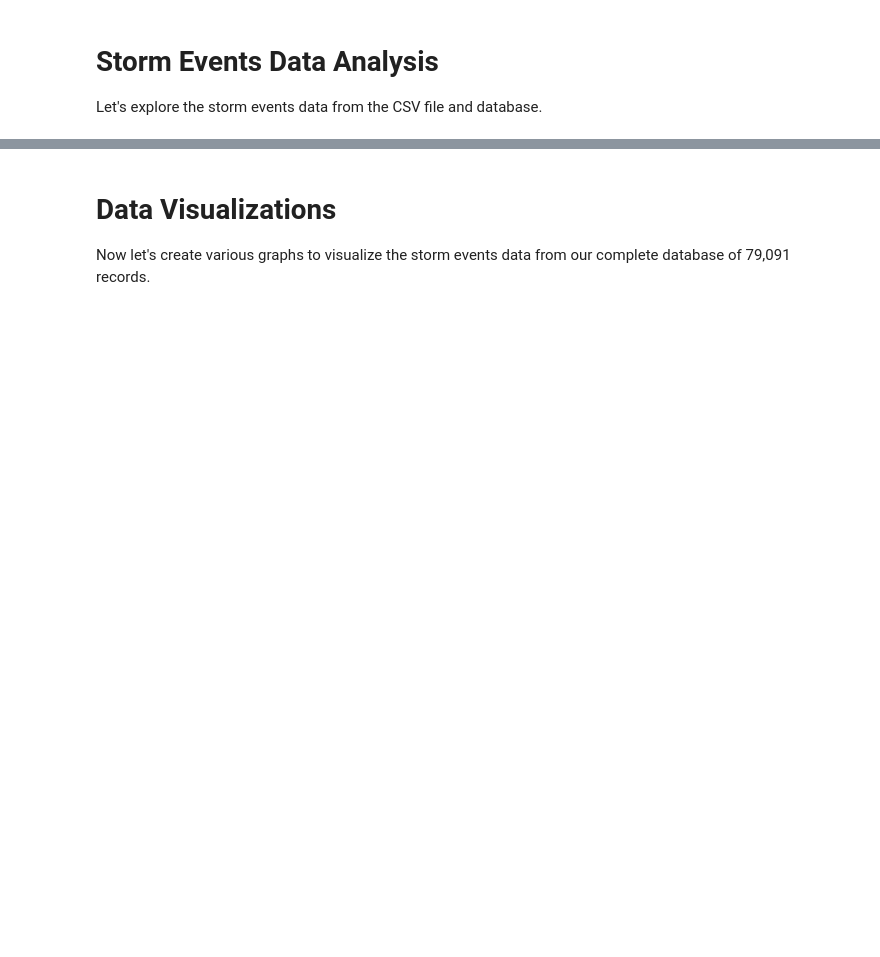
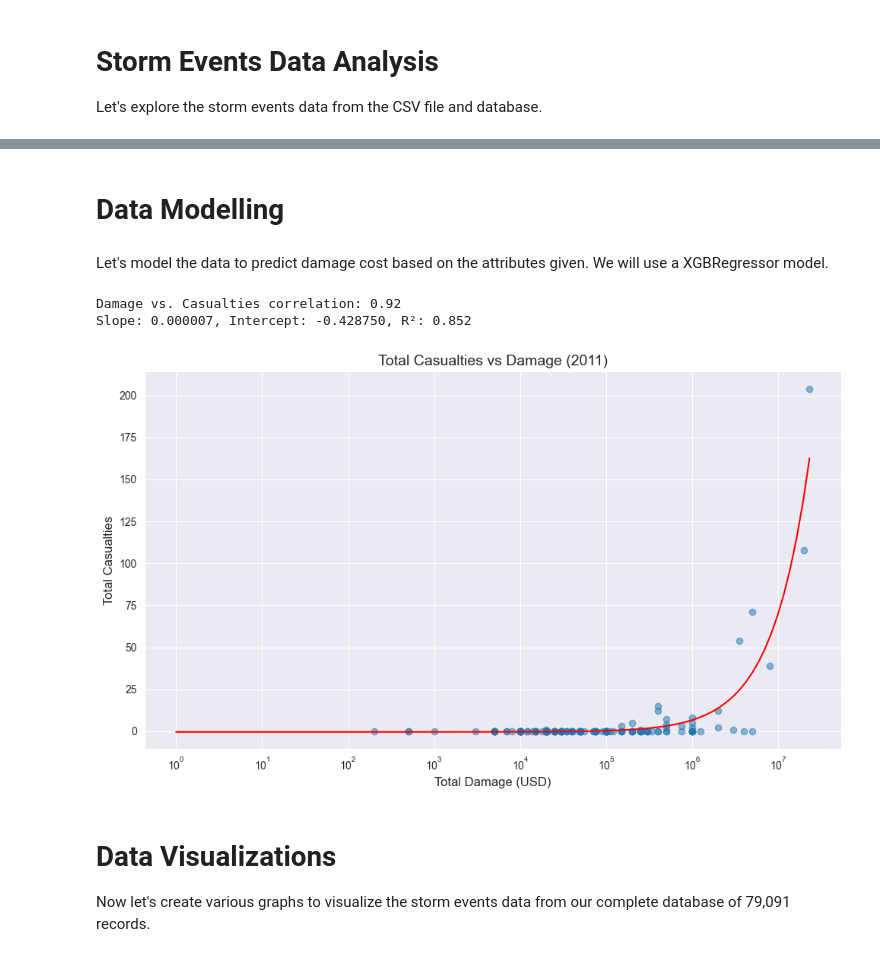
Before and after one commit to TribotCoder/Final-Project, a Jupyter notebook: cap4770_mysql.ipynb, the cells around one changed output, grey strips where cells are left out. Cells and saved outputs as stored; diff of their text form; code cells hidden in the pictures; blank space fills up the shorter version.

Commit message:
added model

```diff
--- a/cap4770_mysql.ipynb
+++ b/cap4770_mysql.ipynb
@@ -112,3 +110,76 @@ print(damage_db)
+# %% [markdown]
+# Data Modelling
+# %% [markdown]
+Let's model the data to predict damage cost based on the attributes given. We will use a XGBRegressor model.
+# %%
+# Determine intensity field
+desc_df = pd.read_sql("DESCRIBE storm_events_details", conn)
+if 'TOR_F_SCALE' in desc_df['Field'].values:
+    intensity_field = 'TOR_F_SCALE'
+elif 'MAGNITUDE' in desc_df['Field'].values:
+    intensity_field = 'MAGNITUDE'
+else:
+    intensity_field = None
+
+# Query to compute totals
+query = f"""
+SELECT
+  (CASE
+     WHEN DAMAGE_PROPERTY LIKE '%k' THEN CAST(REPLACE(DAMAGE_PROPERTY,'k','') AS DECIMAL(20,2))*1000
+     WHEN DAMAGE_PROPERTY LIKE '%M' THEN CAST(REPLACE(DAMAGE_PROPERTY,'M','') AS DECIMAL(20,2))*1000000
+     WHEN DAMAGE_PROPERTY LIKE '%B' THEN CAST(REPLACE(DAMAGE_PROPERTY,'B','') AS DECIMAL(20,2))*1000000000
+     ELSE CAST(DAMAGE_PROPERTY AS DECIMAL(20,2))
+   END
+   +
+   CASE
+     WHEN DAMAGE_CROPS LIKE '%k' THEN CAST(REPLACE(DAMAGE_CROPS,'k','') AS DECIMAL(20,2))*1000
+     WHEN DAMAGE_CROPS LIKE '%M' THEN CAST(REPLACE(DAMAGE_CROPS,'M','') AS DECIMAL(20,2))*1000000
+     WHEN DAMAGE_CROPS LIKE '%B' THEN CAST(REPLACE(DAMAGE_CROPS,'B','') AS DECIMAL(20,2))*1000000000
+     ELSE CAST(DAMAGE_CROPS AS DECIMAL(20,2))
+   END) AS total_damage,
+  (COALESCE(INJURIES_DIRECT,0)
+   + COALESCE(INJURIES_INDIRECT,0)
+   + COALESCE(DEATHS_DIRECT,0)
+   + COALESCE(DEATHS_INDIRECT,0)
+  ) AS total_casualties,
+  `{intensity_field}` AS intensity
+FROM storm_events_details
+WHERE `{intensity_field}` IS NOT NULL;
+"""
+
+# Load data
+df = pd.read_sql(query, conn)
+
+# Drop rows with missing values
+df = df.dropna(subset=['total_damage', 'total_casualties', 'intensity'])
+
+# Compute correlation
+corr = df['total_damage'].corr(df['total_casualties'])
+print(f"Damage vs. Casualties correlation: {corr:.2f}")
+
+# Fit regression
+X = df[['total_damage']]
+y = df['total_casualties']
+model = LinearRegression().fit(X, y)
+slope, intercept = model.coef_[0], model.intercept_
+r2 = model.score(X, y)
+print(f"Slope: {slope:.6f}, Intercept: {intercept:.6f}, R²: {r2:.3f}")
+
+# Plot scatter and regression
+plt.figure(figsize=(10,6))
+plt.scatter(df['total_damage'], df['total_casualties'], alpha=0.5)
+x_vals = np.logspace(np.log10(df['total_damage'].min()+1), np.log10(df['total_damage'].max()+1), 100)
+plt.plot(x_vals, intercept + slope * x_vals, color='red')
+plt.xscale('log')
+plt.xlabel('Total Damage (USD)', fontsize=12)
+plt.ylabel('Total Casualties', fontsize=12)
+plt.title('Total Casualties vs Damage (2011)', fontsize=14)
+plt.tight_layout()
+plt.show()
+# %% [output]
+Damage vs. Casualties correlation: 0.92
+Slope: 0.000007, Intercept: -0.428750, R²: 0.852
+[figure, added]
 # %% [markdown]
 # Data Visualizations
 
```
Also changed, not shown: parts of 12 cells of this notebook.
